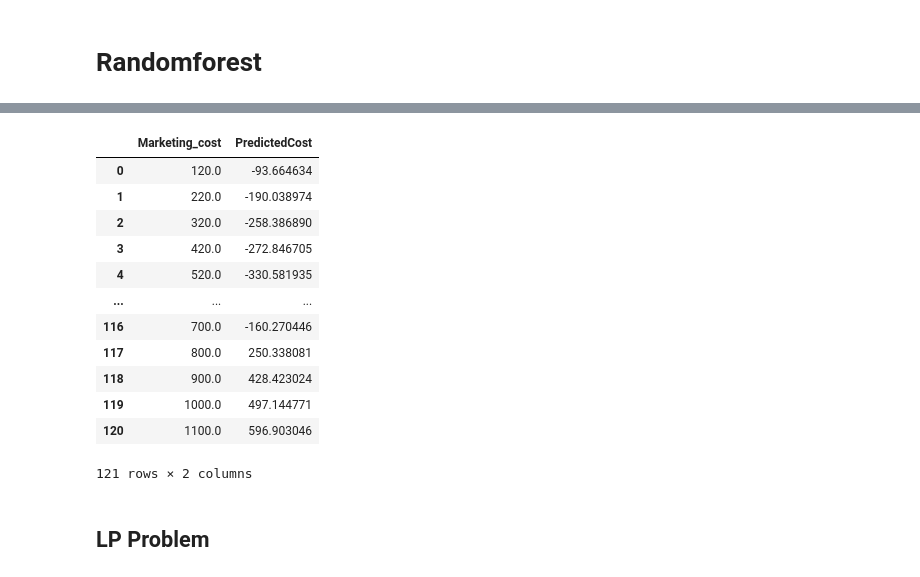
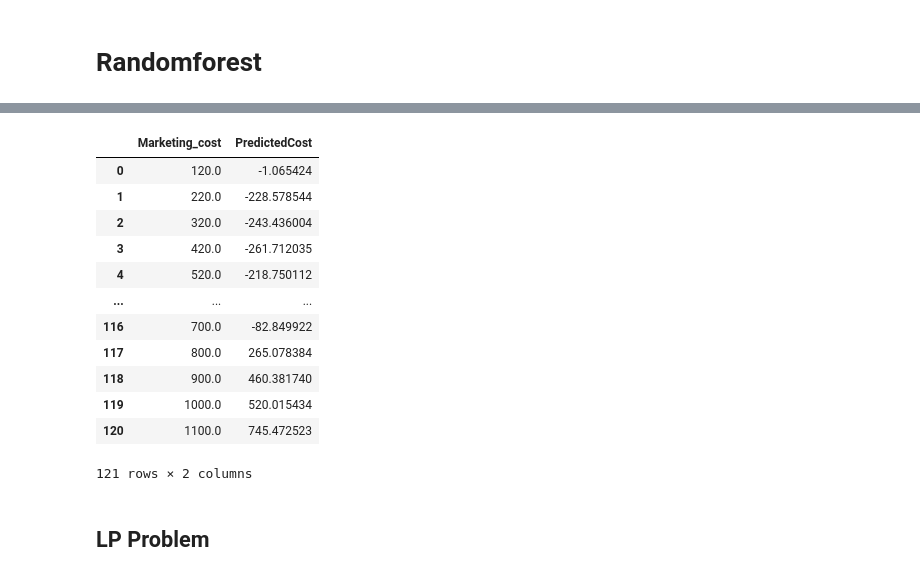
Before and after one commit to joony0512/Linear_Programming, a Jupyter notebook: Sales_cost_maximize.ipynb, the cells around one changed output, grey strips where cells are left out. Cells and saved outputs as stored; diff of their text form; code cells hidden in the pictures.

```diff
--- a/Sales_cost_maximize.ipynb
+++ b/Sales_cost_maximize.ipynb
@@ -244,19 +601,19 @@ grouped_data
 # %%
-grouped_data['Marketing_cost']=grouped_data['Education']+grouped_data['Marital_Status']+grouped_data['Income']
-grouped_data[['Marketing_cost', 'PredictedCost']]
+grouped_data1['Marketing_cost']=grouped_data1['Education']+grouped_data1['Marital_Status']+grouped_data1['Income']
+grouped_data1[['Marketing_cost', 'PredictedCost']]
 # %% [output]
 |  | Marketing_cost | PredictedCost |
-| 0 | 120.0 | -93.664634 |
-| 1 | 220.0 | -190.038974 |
-| 2 | 320.0 | -258.386890 |
-| 3 | 420.0 | -272.846705 |
-| 4 | 520.0 | -330.581935 |
+| 0 | 120.0 | -1.065424 |
+| 1 | 220.0 | -228.578544 |
+| 2 | 320.0 | -243.436004 |
+| 3 | 420.0 | -261.712035 |
+| 4 | 520.0 | -218.750112 |
 | ... | ... | ... |
-| 116 | 700.0 | -160.270446 |
-| 117 | 800.0 | 250.338081 |
-| 118 | 900.0 | 428.423024 |
-| 119 | 1000.0 | 497.144771 |
-| 120 | 1100.0 | 596.903046 |
+| 116 | 700.0 | -82.849922 |
+| 117 | 800.0 | 265.078384 |
+| 118 | 900.0 | 460.381740 |
+| 119 | 1000.0 | 520.015434 |
+| 120 | 1100.0 | 745.472523 |
 121 rows × 2 columns
 # %% [markdown]
 ## LP Problem
```
Also changed, not shown: parts of 31 cells of this notebook.
